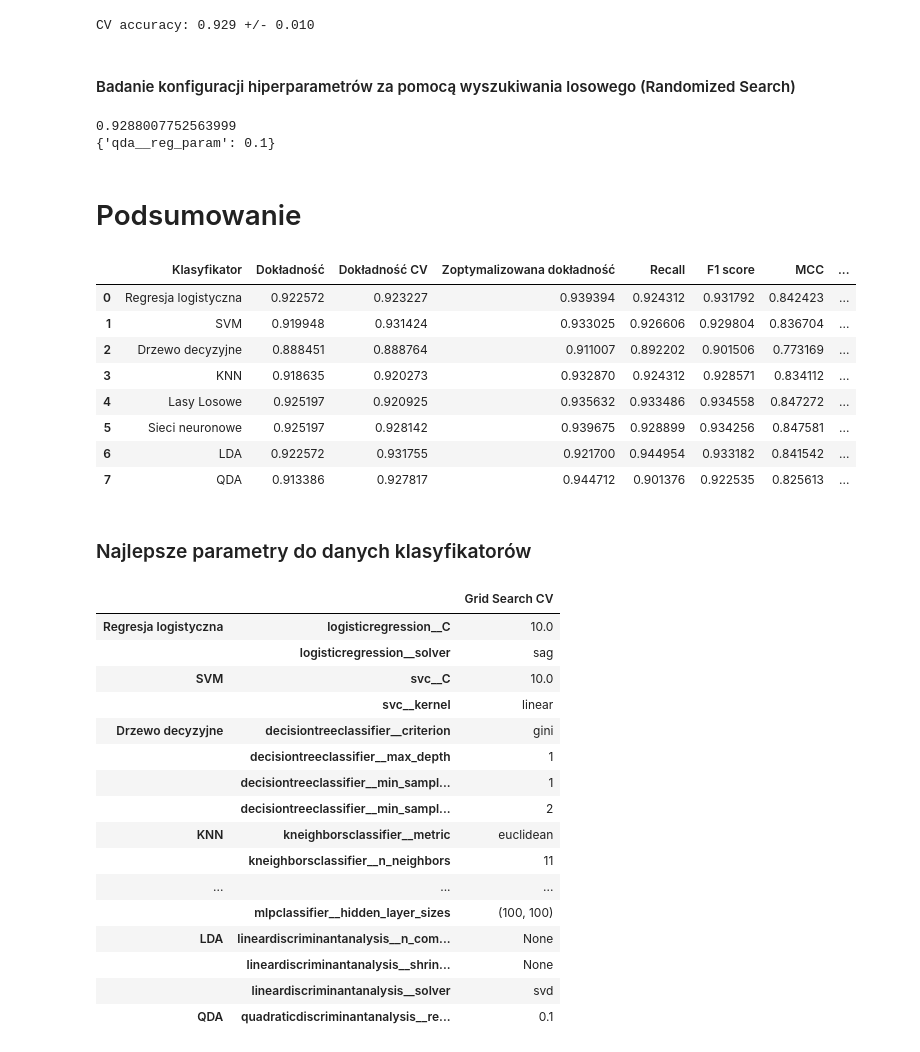
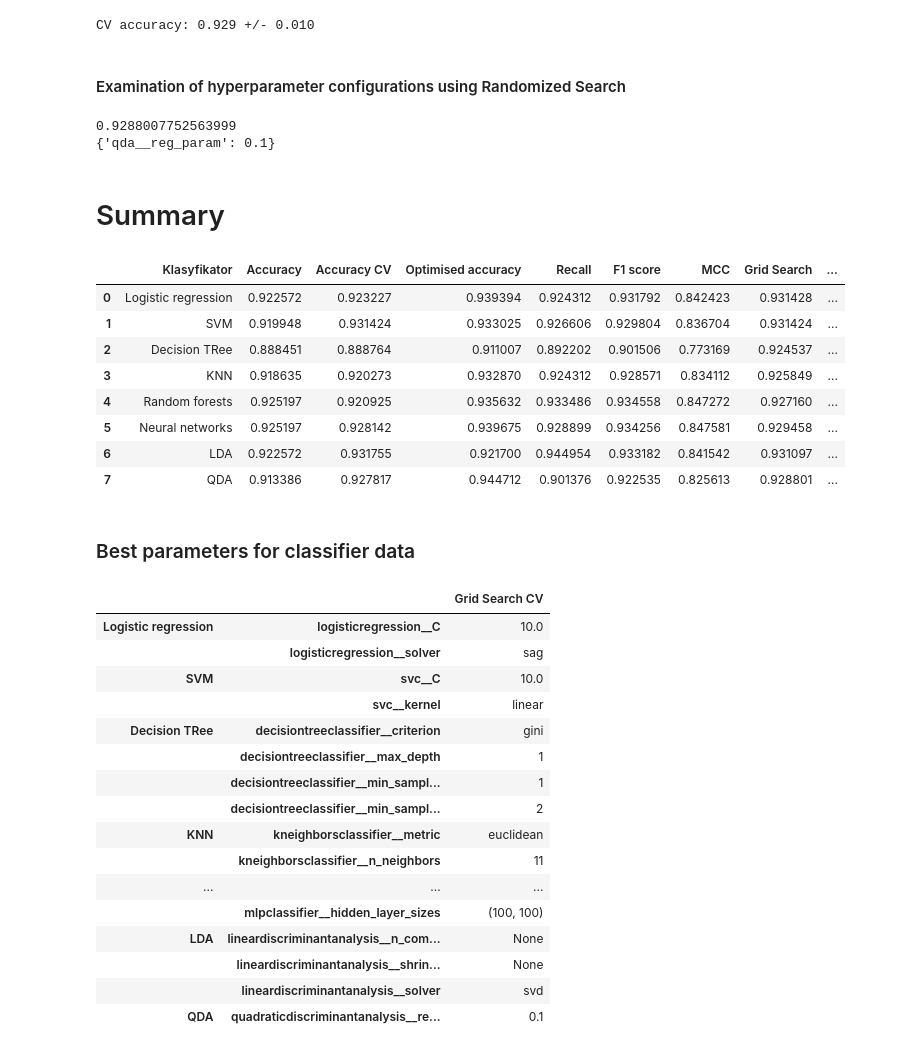
Before and after one commit to DejwidKoci/Klasyfikacja, a Jupyter notebook: rice.ipynb, the cells around one changed output. Drawn from its saved outputs; the diff is of its cells as text; code cells hidden in the pictures.

```diff
--- a/rice.ipynb
+++ b/rice.ipynb
@@ -2950,6 +3025,6 @@ print(f'CV accuracy: {np.mean(nested_scores_qda):.3f}'
       f' +/- {np.std(nested_scores_qda):.3f}')
 # %% [output]
 CV accuracy: 0.929 +/- 0.010
-# %% [markdown]
-#### Badanie konfiguracji hiperparametrów za pomocą wyszukiwania losowego (Randomized Search)
+# %% [markdown]
+#### Examination of hyperparameter configurations using Randomized Search
 # %%
@@ -2986,15 +3061,15 @@ print(rs_qda.best_params_)
 0.9288007752563999
 {'qda__reg_param': 0.1}
 # %% [markdown]
-# Podsumowanie
+# Summary
 # %%
 klasyfikatory = [
-    "Regresja logistyczna",
+    "Logistic regression",
     "SVM",
-    "Drzewo decyzyjne",
+    "Decision TRee",
     "KNN",
-    "Lasy Losowe",
-    "Sieci neuronowe",
+    "Random forests",
+    "Neural networks",
     "LDA",
     "QDA"
 ]
@@ -3006,48 +3081,48 @@ dokladnosci_2 = [pre_val_lr, pre_val_svc, pre_val_dt, pre_val_knn, pre_val_fores
 recall = [rec_val_lr, rec_val_svc, rec_val_dt, rec_val_knn, rec_val_forest, rec_val_mlp, rec_val_lda, rec_val_qda]
 f1 = [f1_val_lr, f1_val_svc, f1_val_dt, f1_val_knn, f1_val_forest, f1_val_mlp, f1_val_lda, f1_val_qda]
 mcc = [mcc_val_lr, mcc_val_svc, mcc_val_dt, mcc_val_knn, mcc_val_forest, mcc_val_mlp, mcc_val_lda, mcc_val_qda]
 
 grid_search = [gs_lr.best_score_, gs_svc.best_score_, gs_dt.best_score_, gs_knn.best_score_,
                 gs_forest.best_score_, gs_mlp.best_score_, gs_lda.best_score_, gs_qda.best_score_]
 
 nested_grid_seach = [np.mean(nested_scores_lr), np.mean(nested_scores_lr), np.mean(nested_scores_dt), np.mean(nested_scores_knn),
                     np.mean(nested_scores_forest), np.mean(nested_scores_mlp), np.mean(nested_scores_lda), np.mean(nested_scores_qda)]
 
 
 random_search = [rs_lr.best_score_, rs_svc.best_score_, rs_dt.best_score_, rs_knn.best_score_,
                 rs_forest.best_score_, rs_mlp.best_score_, rs_lda.best_score_, rs_qda.best_score_]
 
 # Convert 'klasyfikatory' to a DataFrame
 classifier_df = pd.DataFrame({"Klasyfikator": klasyfikatory})
 
 # Create the summary DataFrame
 df = pd.DataFrame({
-    "Dokładność": dokladnosci,
-    "Dokładność CV": dokladnosci_CV,
-    "Zoptymalizowana dokładność": dokladnosci_2,
+    "Accuracy": dokladnosci,
+    "Accuracy CV": dokladnosci_CV,
+    "Optimised accuracy": dokladnosci_2,
     "Recall": recall,
     "F1 score": f1,
     "MCC": mcc,
     "Grid Search": grid_search,
-    "Zagnieżdżony Grid Search": nested_grid_seach,
+    "Nested Grid Search": nested_grid_seach,
     "Random Search": random_search
 })
 
 # Concatenate the 'classifier_df' and 'df' DataFrames along the columns axis
 summary = pd.concat([classifier_df, df], axis=1)
 summary
 # %% [output]
-|  | Klasyfikator | Dokładność | Dokładność CV | Zoptymalizowana dokładność | Recall | F1 score | MCC | ... |
-| 0 | Regresja logistyczna | 0.922572 | 0.923227 | 0.939394 | 0.924312 | 0.931792 | 0.842423 | ... |
-| 1 | SVM | 0.919948 | 0.931424 | 0.933025 | 0.926606 | 0.929804 | 0.836704 | ... |
-| 2 | Drzewo decyzyjne | 0.888451 | 0.888764 | 0.911007 | 0.892202 | 0.901506 | 0.773169 | ... |
-| 3 | KNN | 0.918635 | 0.920273 | 0.932870 | 0.924312 | 0.928571 | 0.834112 | ... |
-| 4 | Lasy Losowe | 0.925197 | 0.920925 | 0.935632 | 0.933486 | 0.934558 | 0.847272 | ... |
-| 5 | Sieci neuronowe | 0.925197 | 0.928142 | 0.939675 | 0.928899 | 0.934256 | 0.847581 | ... |
-| 6 | LDA | 0.922572 | 0.931755 | 0.921700 | 0.944954 | 0.933182 | 0.841542 | ... |
-| 7 | QDA | 0.913386 | 0.927817 | 0.944712 | 0.901376 | 0.922535 | 0.825613 | ... |
+|  | Klasyfikator | Accuracy | Accuracy CV | Optimised accuracy | Recall | F1 score | MCC | Grid Search | ... |
+| 0 | Logistic regression | 0.922572 | 0.923227 | 0.939394 | 0.924312 | 0.931792 | 0.842423 | 0.931428 | ... |
+| 1 | SVM | 0.919948 | 0.931424 | 0.933025 | 0.926606 | 0.929804 | 0.836704 | 0.931424 | ... |
+| 2 | Decision TRee | 0.888451 | 0.888764 | 0.911007 | 0.892202 | 0.901506 | 0.773169 | 0.924537 | ... |
+| 3 | KNN | 0.918635 | 0.920273 | 0.932870 | 0.924312 | 0.928571 | 0.834112 | 0.925849 | ... |
+| 4 | Random forests | 0.925197 | 0.920925 | 0.935632 | 0.933486 | 0.934558 | 0.847272 | 0.927160 | ... |
+| 5 | Neural networks | 0.925197 | 0.928142 | 0.939675 | 0.928899 | 0.934256 | 0.847581 | 0.929458 | ... |
+| 6 | LDA | 0.922572 | 0.931755 | 0.921700 | 0.944954 | 0.933182 | 0.841542 | 0.931097 | ... |
+| 7 | QDA | 0.913386 | 0.927817 | 0.944712 | 0.901376 | 0.922535 | 0.825613 | 0.928801 | ... |
-# %% [markdown]
-### Najlepsze parametry do danych klasyfikatorów
+# %% [markdown]
+### Best parameters for classifier data
 # %%
 best_estimator_gs = [gs_lr.best_params_, gs_svc.best_params_, gs_dt.best_params_, gs_knn.best_params_,
                 gs_forest.best_params_, gs_mlp.best_params_, gs_lda.best_params_, gs_qda.best_params_]
@@ -3074,11 +3149,11 @@ for klasyfikator, dict in zip(klasyfikatory, best_estimator_gs):
 results_01
 # %% [output]
 |  |  | Grid Search CV |
-| Regresja logistyczna | logisticregression__C | 10.0 |
+| Logistic regression | logisticregression__C | 10.0 |
 |  | logisticregression__solver | sag |
 | SVM | svc__C | 10.0 |
 |  | svc__kernel | linear |
-| Drzewo decyzyjne | decisiontreeclassifier__criterion | gini |
+| Decision TRee | decisiontreeclassifier__criterion | gini |
 |  | decisiontreeclassifier__max_depth | 1 |
 |  | decisiontreeclassifier__min_sampl... | 1 |
 |  | decisiontreeclassifier__min_sampl... | 2 |
```
Also changed, not shown: parts of 289 cells of this notebook.
